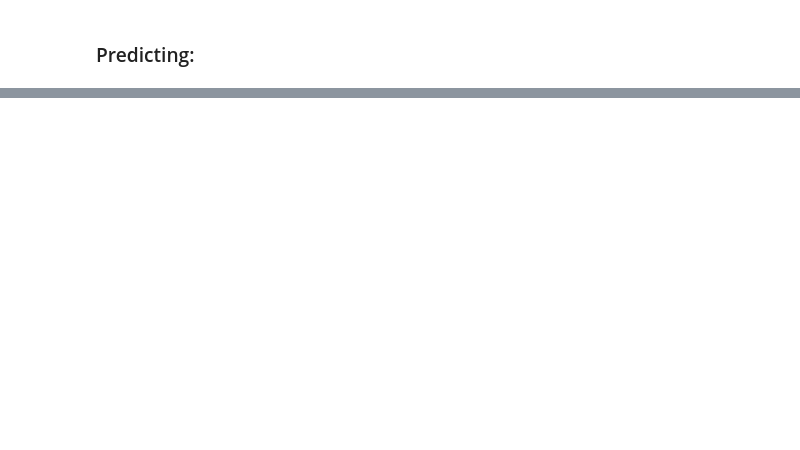
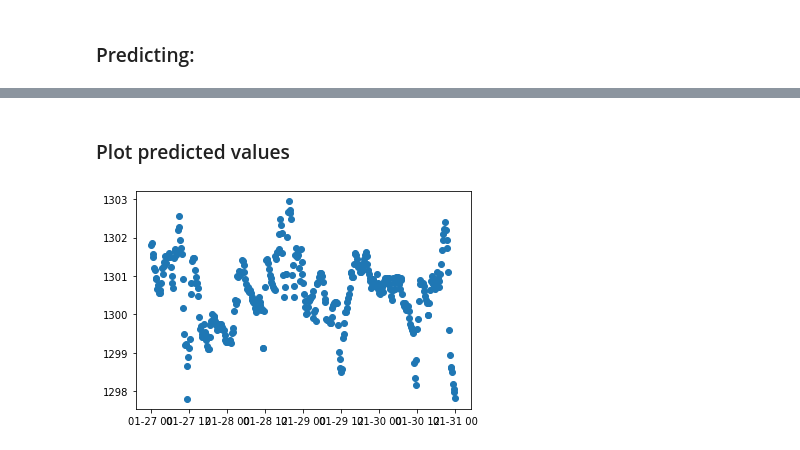
Before and after one commit to falowane-garnki/cuvalley, a Jupyter notebook: load_and_predict/load_and_predict.ipynb, the cells around one changed output, grey strips where cells are left out. Cells and saved outputs as stored; diff of their text form; code cells hidden in the pictures; blank space fills up the shorter version.

Commit message:
add readme and plots

```diff
--- a/load_and_predict/load_and_predict.ipynb
+++ b/load_and_predict/load_and_predict.ipynb
@@ -80,0 +87,5 @@ model.predict(df)
+# %%
+y_pred = pd.DataFrame(model.predict(df))
+y_pred.index = df.index
+y_pred.columns = ['temp_zuz']
+y_pred
@@ -80,0 +107,7 @@ model.predict(df)
+# %% [markdown]
+### Plot predicted values
+# %%
+plt.scatter(y_pred.index, y_pred['temp_zuz'])
+plt.show()
+# %% [output]
+[figure, added]
```
Also changed, not shown: parts of 5 cells of this notebook, 3 other files.
